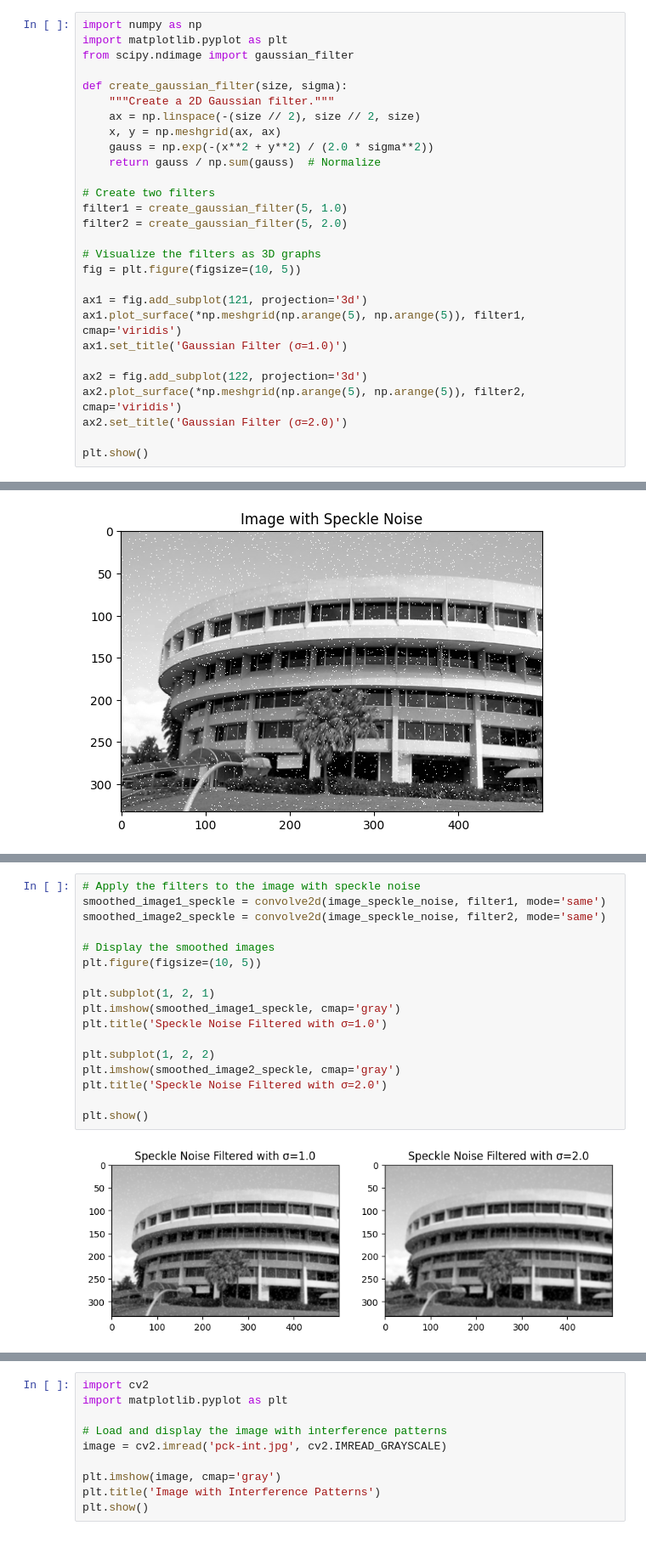
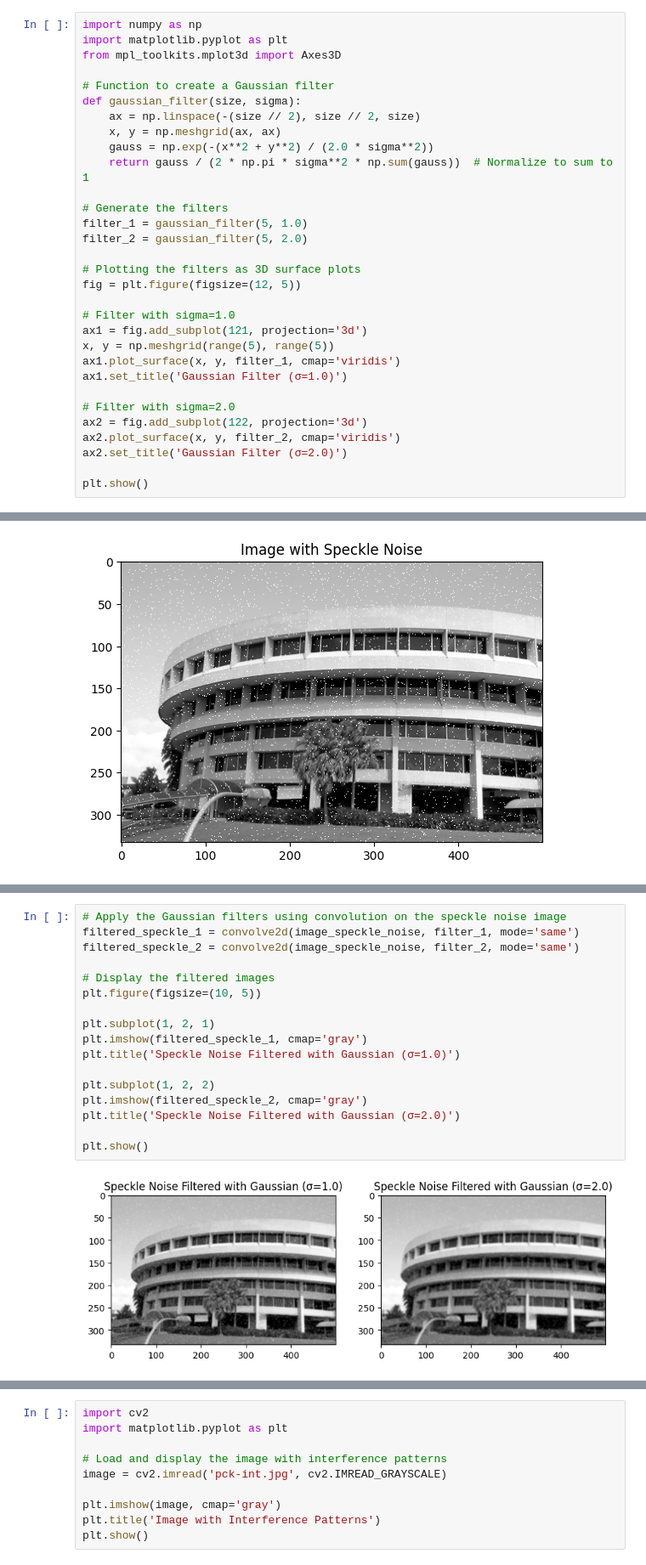
Before and after one commit to luksz/SC4061-Assignment-1, a Jupyter notebook: Lab 1.ipynb, the cells around one changed output, grey strips where cells are left out. Shown at 85% size. Cells and saved outputs as stored; diff of their text form.

```diff
--- a/Lab 1.ipynb
+++ b/Lab 1.ipynb
@@ -139,28 +143,31 @@ When histogram equalization is applied again to the equalized image (P3), the pi
 # %%
 import numpy as np
 import matplotlib.pyplot as plt
-from scipy.ndimage import gaussian_filter
+from mpl_toolkits.mplot3d import Axes3D
 
-def create_gaussian_filter(size, sigma):
-    """Create a 2D Gaussian filter."""
+# Function to create a Gaussian filter
+def gaussian_filter(size, sigma):
     ax = np.linspace(-(size // 2), size // 2, size)
     x, y = np.meshgrid(ax, ax)
     gauss = np.exp(-(x**2 + y**2) / (2.0 * sigma**2))
-    return gauss / np.sum(gauss)  # Normalize
+    return gauss / (2 * np.pi * sigma**2 * np.sum(gauss))  # Normalize to sum to 1
 
-# Create two filters
-filter1 = create_gaussian_filter(5, 1.0)
-filter2 = create_gaussian_filter(5, 2.0)
+# Generate the filters
+filter_1 = gaussian_filter(5, 1.0)
+filter_2 = gaussian_filter(5, 2.0)
 
-# Visualize the filters as 3D graphs
-fig = plt.figure(figsize=(10, 5))
+# Plotting the filters as 3D surface plots
+fig = plt.figure(figsize=(12, 5))
 
+# Filter with sigma=1.0
 ax1 = fig.add_subplot(121, projection='3d')
-ax1.plot_surface(*np.meshgrid(np.arange(5), np.arange(5)), filter1, cmap='viridis')
+x, y = np.meshgrid(range(5), range(5))
+ax1.plot_surface(x, y, filter_1, cmap='viridis')
 ax1.set_title('Gaussian Filter (σ=1.0)')
 
+# Filter with sigma=2.0
 ax2 = fig.add_subplot(122, projection='3d')
-ax2.plot_surface(*np.meshgrid(np.arange(5), np.arange(5)), filter2, cmap='viridis')
+ax2.plot_surface(x, y, filter_2, cmap='viridis')
 ax2.set_title('Gaussian Filter (σ=2.0)')
 
 plt.show()
@@ -212,19 +245,19 @@ plt.show()
 # %%
-# Apply the filters to the image with speckle noise
-smoothed_image1_speckle = convolve2d(image_speckle_noise, filter1, mode='same')
-smoothed_image2_speckle = convolve2d(image_speckle_noise, filter2, mode='same')
+# Apply the Gaussian filters using convolution on the speckle noise image
+filtered_speckle_1 = convolve2d(image_speckle_noise, filter_1, mode='same')
+filtered_speckle_2 = convolve2d(image_speckle_noise, filter_2, mode='same')
 
-# Display the smoothed images
+# Display the filtered images
 plt.figure(figsize=(10, 5))
 
 plt.subplot(1, 2, 1)
-plt.imshow(smoothed_image1_speckle, cmap='gray')
-plt.title('Speckle Noise Filtered with σ=1.0')
+plt.imshow(filtered_speckle_1, cmap='gray')
+plt.title('Speckle Noise Filtered with Gaussian (σ=1.0)')
 
 plt.subplot(1, 2, 2)
-plt.imshow(smoothed_image2_speckle, cmap='gray')
-plt.title('Speckle Noise Filtered with σ=2.0')
+plt.imshow(filtered_speckle_2, cmap='gray')
+plt.title('Speckle Noise Filtered with Gaussian (σ=2.0)')
 
 plt.show()
 # %% [output]
-[figure, old version]
+[figure, new version]
```
Also changed, not shown: parts of 15 cells of this notebook.
